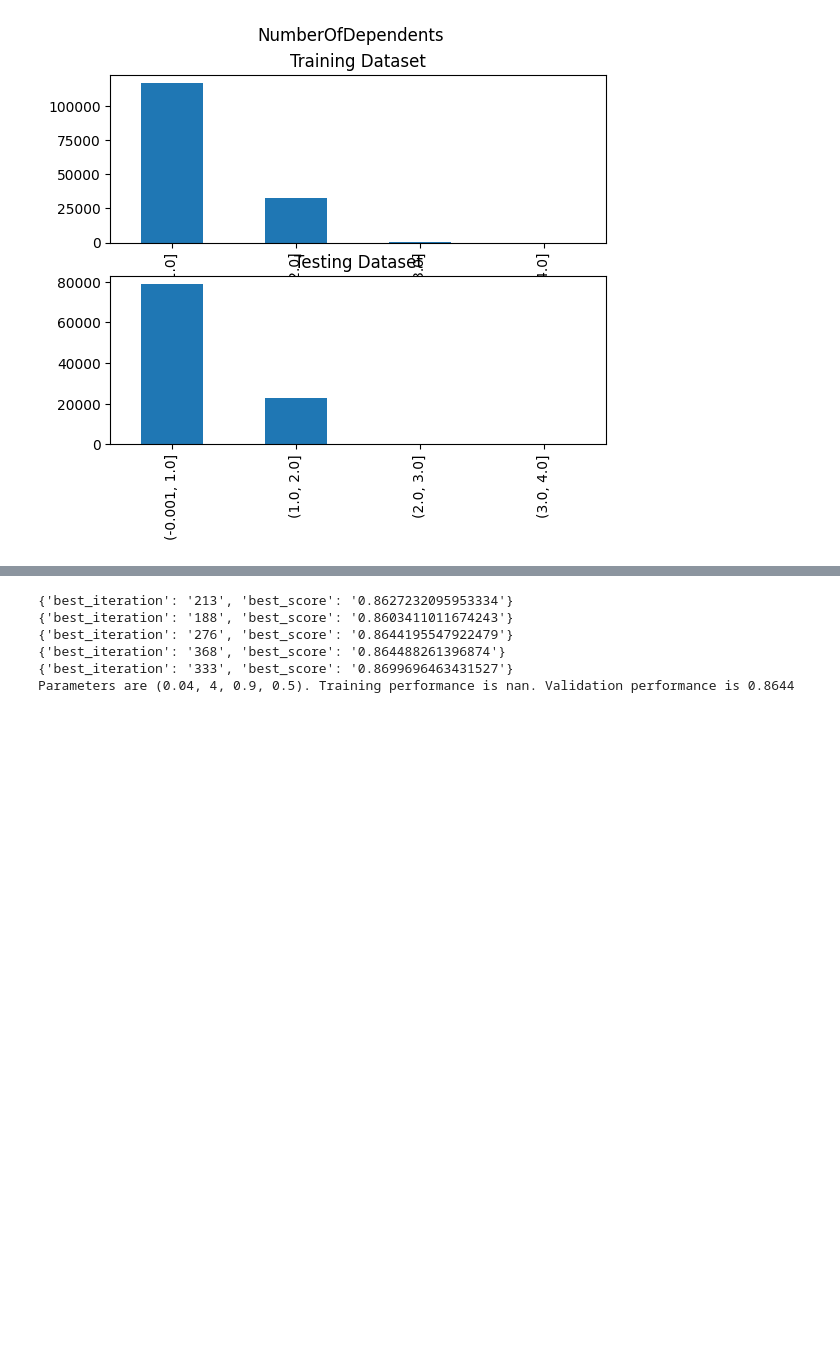
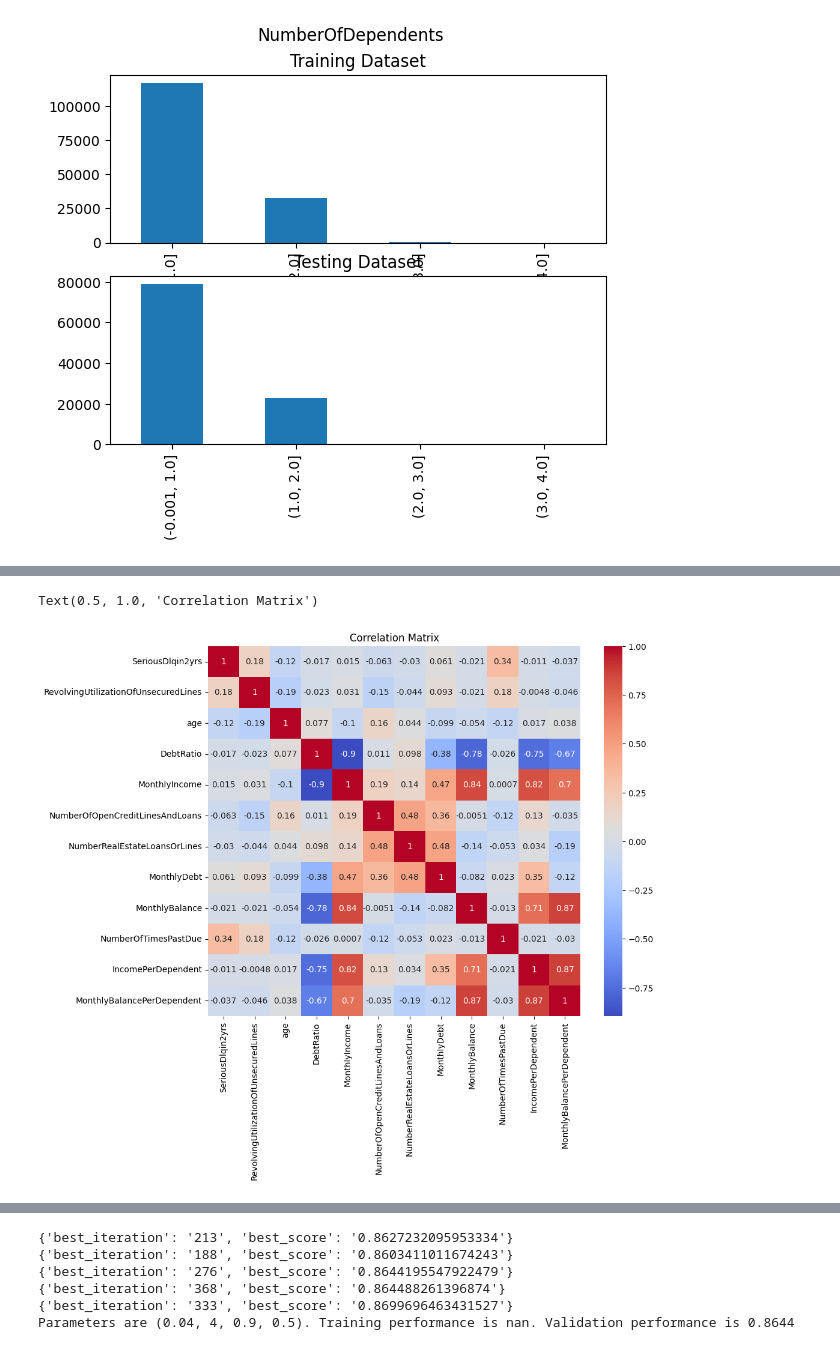
Before and after one commit to LuisMartinsGit/GMSC-LMRM, a Jupyter notebook: GMSC.ipynb, the cells around one changed output, grey strips where cells are left out. Cells and saved outputs as stored; diff of their text form; code cells hidden in the pictures; blank space fills up the shorter version.

```diff
--- a/GMSC.ipynb
+++ b/GMSC.ipynb
@@ -593,6 +1424,14 @@ testing_dataset.fillna(0, inplace=True)
 # drop columns that are not needed
 training_dataset.drop(['NumberOfTime30-59DaysPastDueNotWorse', 'NumberOfTime60-89DaysPastDueNotWorse', 'NumberOfTimes90DaysLate', 'NumberOfDependents'], axis=1, inplace=True)
 testing_dataset.drop(['NumberOfTime30-59DaysPastDueNotWorse', 'NumberOfTime60-89DaysPastDueNotWorse', 'NumberOfTimes90DaysLate', 'NumberOfDependents'], axis=1, inplace=True)
+# %%
+# plot the correlation matrix to see the relationship between the new features
+plt.figure(figsize=(10, 8))
+sns.heatmap(training_dataset.corr(), annot=True, cmap='coolwarm')
+plt.title('Correlation Matrix')
+# %% [output]
+Text(0.5, 1.0, 'Correlation Matrix')
+[figure, added]
 # %%
 # Data Transformation
 
```
Also changed, not shown: parts of 6 cells of this notebook, 1 other file.
